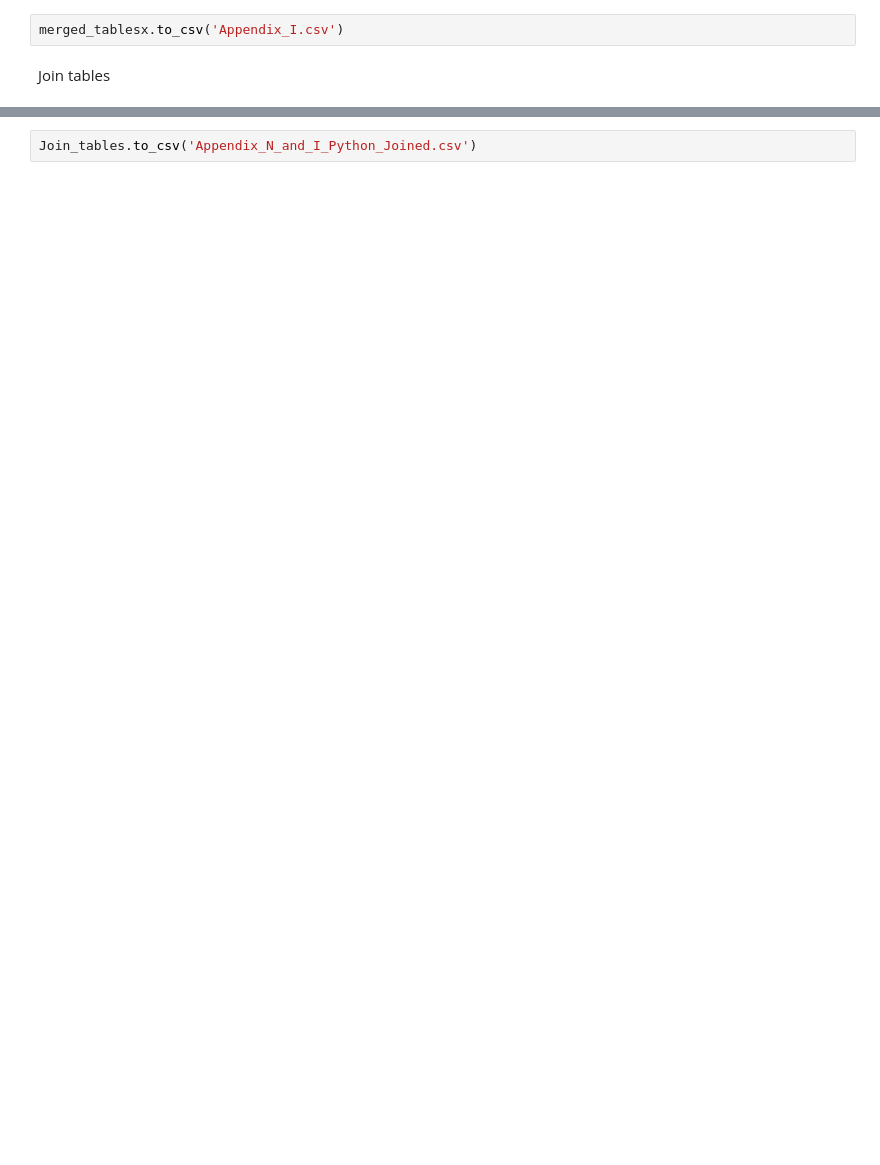
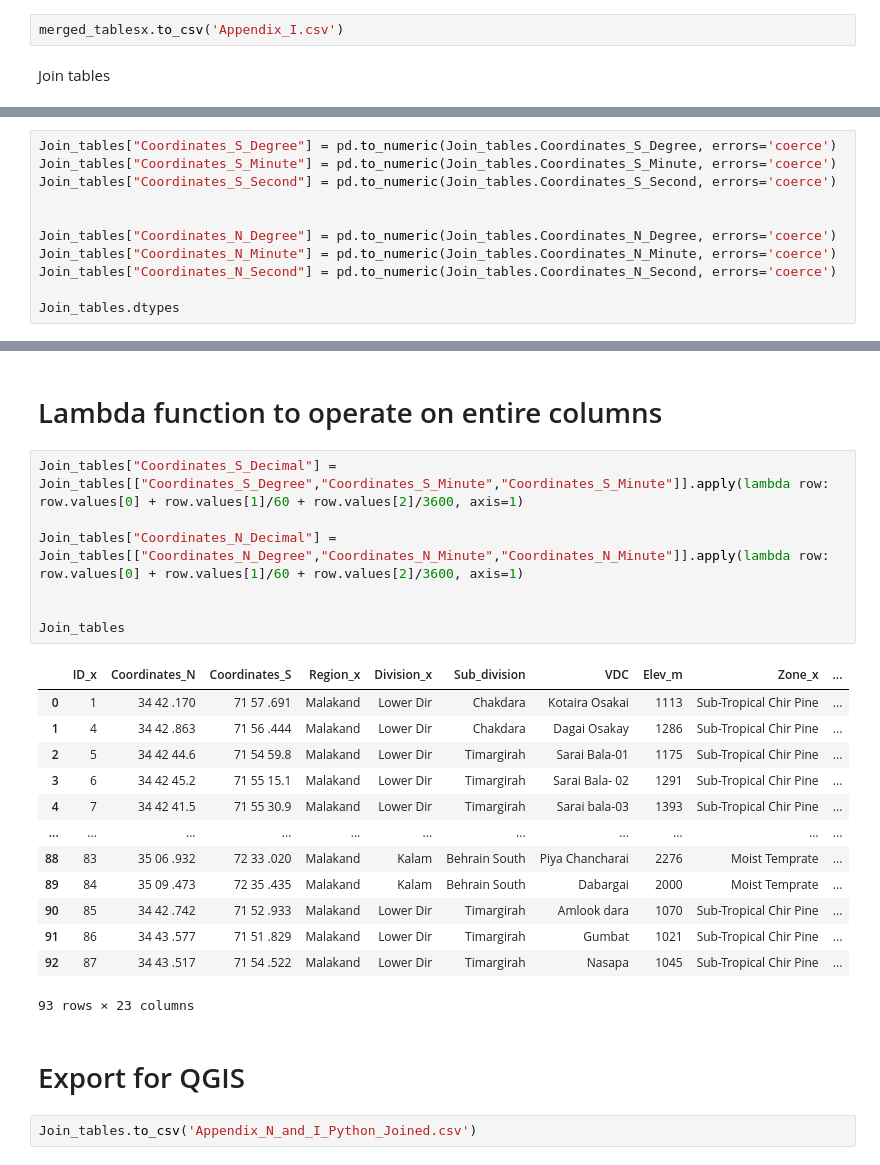
Before and after one commit to MayerT1/PDFMiner_Example, a Jupyter notebook: Merge_Export_getting_pdf_tables.ipynb, the cells around one changed output, grey strips where cells are left out. Drawn from its saved outputs; the diff is of its cells as text; blank space fills up the shorter version.

```diff
--- a/Merge_Export_getting_pdf_tables.ipynb
+++ b/Merge_Export_getting_pdf_tables.ipynb
@@ -258,0 +381,11 @@ Join_tables
+# %%
+Join_tables["Coordinates_S_Degree"] = pd.to_numeric(Join_tables.Coordinates_S_Degree, errors='coerce')
+Join_tables["Coordinates_S_Minute"] = pd.to_numeric(Join_tables.Coordinates_S_Minute, errors='coerce')
+Join_tables["Coordinates_S_Second"] = pd.to_numeric(Join_tables.Coordinates_S_Second, errors='coerce')
+
+
+Join_tables["Coordinates_N_Degree"] = pd.to_numeric(Join_tables.Coordinates_N_Degree, errors='coerce')
+Join_tables["Coordinates_N_Minute"] = pd.to_numeric(Join_tables.Coordinates_N_Minute, errors='coerce')
+Join_tables["Coordinates_N_Second"] = pd.to_numeric(Join_tables.Coordinates_N_Second, errors='coerce')
+
+Join_tables.dtypes
@@ -259,2 +410,27 @@ Join_tables
+# %% [markdown]
+# Lambda function to operate on entire columns
+# %%
+Join_tables["Coordinates_S_Decimal"] = Join_tables[["Coordinates_S_Degree","Coordinates_S_Minute","Coordinates_S_Minute"]].apply(lambda row: row.values[0] + row.values[1]/60 + row.values[2]/3600, axis=1)
+
+Join_tables["Coordinates_N_Decimal"] = Join_tables[["Coordinates_N_Degree","Coordinates_N_Minute","Coordinates_N_Minute"]].apply(lambda row: row.values[0] + row.values[1]/60 + row.values[2]/3600, axis=1)
+
+
+Join_tables
+# %% [output]
+|  | ID_x | Coordinates_N | Coordinates_S | Region_x | Division_x | Sub_division | VDC | Elev_m | Zone_x | ... |
+| 0 | 1 | 34 42 .170 | 71 57 .691 | Malakand | Lower Dir | Chakdara | Kotaira Osakai | 1113 | Sub-Tropical Chir Pine | ... |
+| 1 | 4 | 34 42 .863 | 71 56 .444 | Malakand | Lower Dir | Chakdara | Dagai Osakay | 1286 | Sub-Tropical Chir Pine | ... |
+| 2 | 5 | 34 42 44.6 | 71 54 59.8 | Malakand | Lower Dir | Timargirah | Sarai Bala-01 | 1175 | Sub-Tropical Chir Pine | ... |
+| 3 | 6 | 34 42 45.2 | 71 55 15.1 | Malakand | Lower Dir | Timargirah | Sarai Bala- 02 | 1291 | Sub-Tropical Chir Pine | ... |
+| 4 | 7 | 34 42 41.5 | 71 55 30.9 | Malakand | Lower Dir | Timargirah | Sarai bala-03 | 1393 | Sub-Tropical Chir Pine | ... |
+| ... | ... | ... | ... | ... | ... | ... | ... | ... | ... | ... |
+| 88 | 83 | 35 06 .932 | 72 33 .020 | Malakand | Kalam | Behrain South | Piya Chancharai | 2276 | Moist Temprate | ... |
+| 89 | 84 | 35 09 .473 | 72 35 .435 | Malakand | Kalam | Behrain South | Dabargai | 2000 | Moist Temprate | ... |
+| 90 | 85 | 34 42 .742 | 71 52 .933 | Malakand | Lower Dir | Timargirah | Amlook dara | 1070 | Sub-Tropical Chir Pine | ... |
+| 91 | 86 | 34 43 .577 | 71 51 .829 | Malakand | Lower Dir | Timargirah | Gumbat | 1021 | Sub-Tropical Chir Pine | ... |
+| 92 | 87 | 34 43 .517 | 71 54 .522 | Malakand | Lower Dir | Timargirah | Nasapa | 1045 | Sub-Tropical Chir Pine | ... |
+93 rows × 23 columns
+# %% [markdown]
+# Export for QGIS
 # %%
 Join_tables.to_csv('Appendix_N_and_I_Python_Joined.csv')
```
Also changed, not shown: parts of 18 cells of this notebook.
